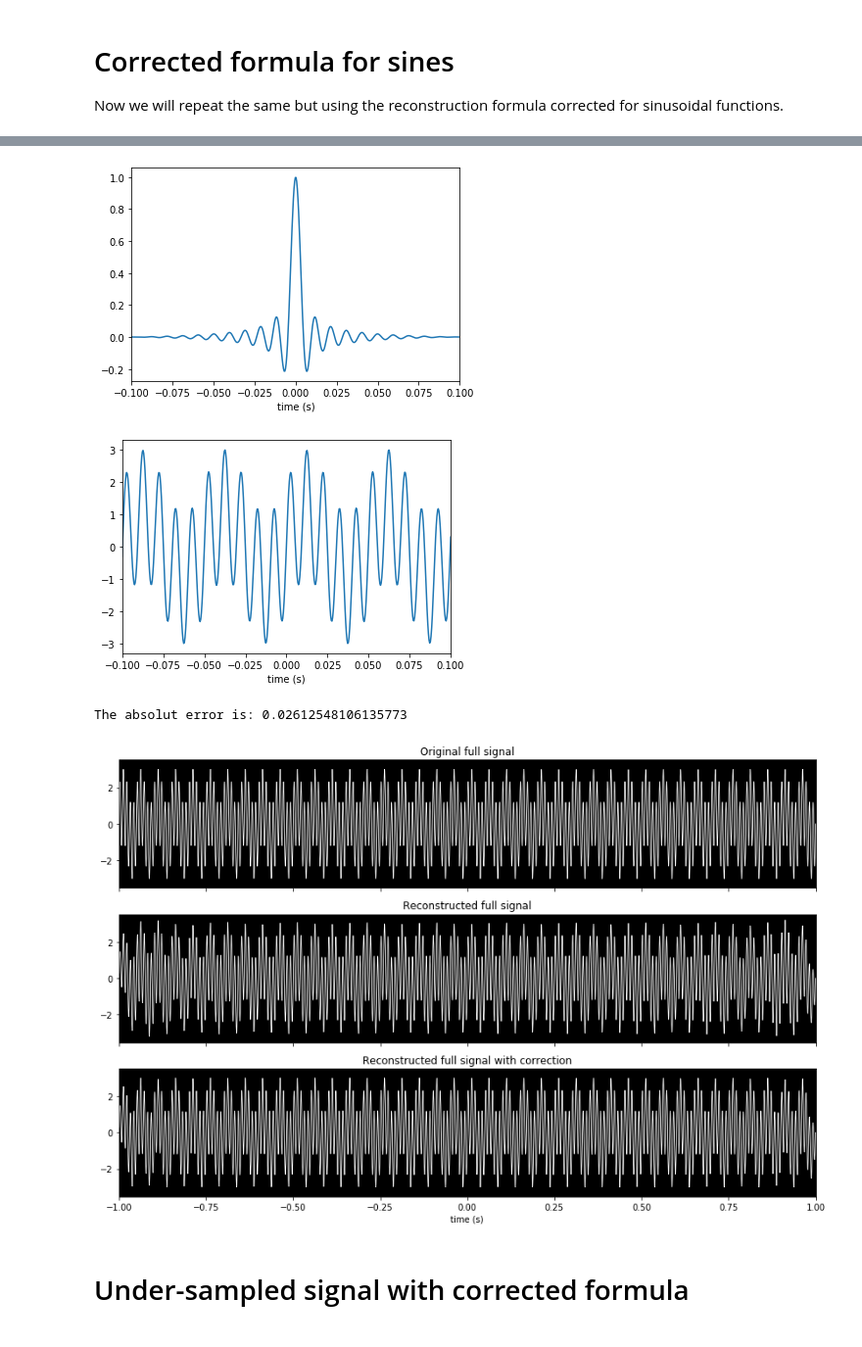
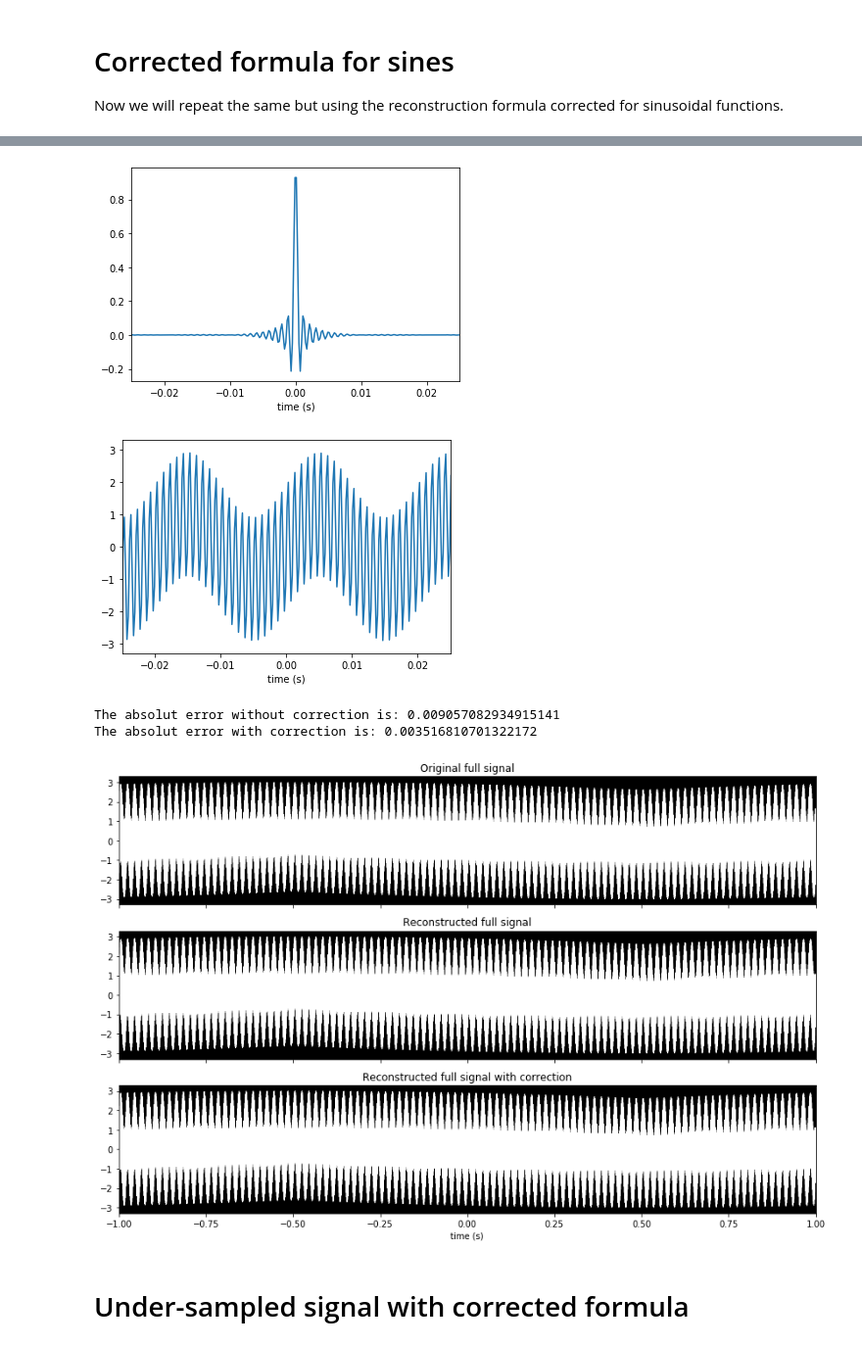
Before and after one commit to raquelgb98/TFG-mates, a Jupyter notebook: Nyquist-Shannon.ipynb, the cells around one changed output, grey strips where cells are left out. Shown at 98% size. Saved outputs shown, nothing was run; the diff lists cells and outputs as text; code cells hidden in the pictures.

```diff
--- a/Nyquist-Shannon.ipynb
+++ b/Nyquist-Shannon.ipynb
@@ -14,14 +14,14 @@ pi = np.pi
 In this first part we use the reconstruction formula from the Nyquist-Shannon theorem valid only for finite energy functions. We do take a sampling frequency above the Nyquist rate.
 # %%
 T = 1 # the full time interval is [-T,T]
-window = 0.1 # we will only plot the function for the times in [-window,window]
-low_freq = 20
-high_freq = 100
+window = 0.025 # we will only plot the function for the times in [-window,window]
+low_freq = 50
+high_freq = 1000
 fs = 2.1*high_freq # sampling frequency, we take it slightly above 2W to prevent errors
 
 def points(fs,n):
     return n/(fs)
-t = np.linspace(-T,T,50*high_freq) # time
+t = np.linspace(-T,T,10000) # time
 N = np.int(np.ceil(2*fs*T)) # number of sample points
 n = np.arange(np.ceil(-N/2),np.ceil(N/2),1)
 sample_points = points(fs,n)
@@ -89,14 +89,14 @@ The absolut error is: 0.061683536997394345
 # Under-sampled signal
 # %%
 T = 1 # the full time interval is [-T,T]
-window = 0.1 # we will only plot the function for the times in [-window,window]
-low_freq = 20
-high_freq = 100
-fs = high_freq/3 # sampling frequency, we sample much below 2W
+window = 0.025 # we will only plot the function for the times in [-window,window]
+low_freq = 50
+high_freq = 1000
+fs = high_freq/4 # sampling frequency, we sample much below 2W
 
 def points(fs,n):
     return n/(fs)
-t = np.linspace(-T,T,50*high_freq) # time
+t = np.linspace(-T,T,10000) # time
 N = np.int(np.ceil(2*fs*T)) # number of sample points
 n = np.arange(np.ceil(-N/2),np.ceil(N/2),1)
 sample_points = points(fs,n)
@@ -139,15 +139,15 @@ plt.savefig('NS2reconstructed.png',bbox_inches='tight')
 Now we will repeat the same but using the reconstruction formula corrected for sinusoidal functions.
 # %%
 T = 1 # the full time interval is [-T,T]
-window = 0.1 # we will only plot the function for the times in [-window,window]
-low_freq = 20
-high_freq = 100
+window = 0.025 # we will only plot the function for the times in [-window,window]
+low_freq = 50
+high_freq = 1000
 fs = 2.1*high_freq # sampling frequency, we take it slightly above 2W to prevent errors
 epsilon = pi*fs-2*pi*high_freq
 
 def points(fs,n):
     return n/(fs)
-t = np.linspace(-T,T,50*high_freq) # time
+t = np.linspace(-T,T,10000) # time
 N = np.int(np.ceil(2*fs*T)) # number of sample points
 n = np.arange(np.ceil(-N/2),np.ceil(N/2),1)
 sample_points = points(fs,n)
@@ -183,7 +183,7 @@ plt.xlabel('time (s)')
 plt.savefig('corrected_impulse.png',bbox_inches='tight')
 #plt.legend()
 # %% [output]
-[figure, old version]
+[figure, new version]
 # %%
 impulses = []
 for n in np.arange(np.ceil(-N/2),np.ceil(N/2),1):
@@ -195,40 +195,43 @@ plt.xlim(-window,window)
 plt.xlabel('time (s)')
 plt.savefig('NS1reconstructed_corrected.png',bbox_inches='tight')
 # %% [output]
-[figure, old version]
+[figure, new version]
 # %%
 # Signal over the full time interval [-1,1]
 fig, axs = plt.subplots(nrows = 3, ncols = 1,figsize = (12,8), sharex = True, sharey = True)
 
 
 axs[1].plot(t,reconstructed_function, color = 'white', linewidth = 0.8)
 #axs[1].set_xlabel('time (s)')
 axs[1].set_title('Reconstructed full signal')
 plt.setp(axs[1].get_xticklabels(), visible=False)
 axs[1].set_facecolor('black')
 
 axs[0].plot(t,original_function, color = 'white', linewidth = 0.8)
 #axs[0].set_xlabel('time (s)')
 axs[0].set_title('Original full signal')
 plt.setp(axs[0].get_xticklabels(), visible=False)
 plt.xlim((-T,T))
 axs[0].set_facecolor('black')
 
 
 axs[2].plot(t,reconstructed_function1, color = 'white', linewidth = 0.8)
 axs[2].set_title('Reconstructed full signal with correction')
 axs[2].set_xlabel('time (s)')
 plt.xlim((-T,T))
 axs[2].set_facecolor('black')
 
 
 fig.tight_layout()
 plt.savefig('NScomparison.png',bbox_inches='tight')
 absolut_error = np.nansum(np.abs(reconstructed_function1-original_function))/len(t)
-print('The absolut error is:', absolut_error)
+absolut_error0 = np.nansum(np.abs(reconstructed_function-original_function))/len(t)
+print('The absolut error without correction is:', absolut_error0)
+print('The absolut error with correction is:', absolut_error)
 # %% [output]
-The absolut error is: 0.02612548106135773
+The absolut error without correction is: 0.009057082934915141
+The absolut error with correction is: 0.003516810701322172
-[figure, old version]
+[figure, new version]
 # %% [markdown]
 # Under-sampled signal with corrected formula
 # %%
```
Also changed, not shown: parts of 9 cells of this notebook, 4 other files.
